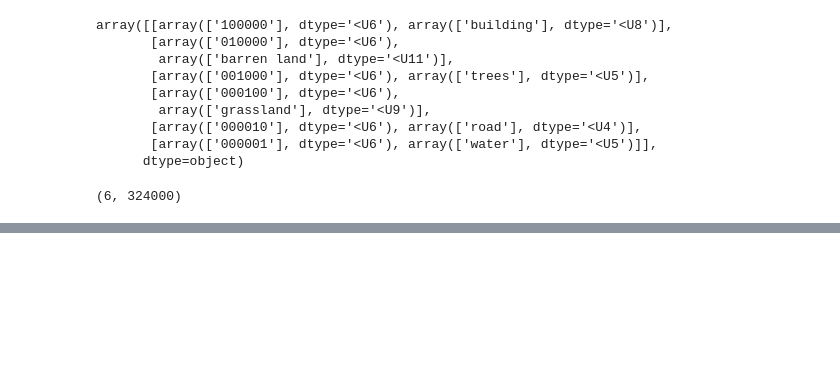
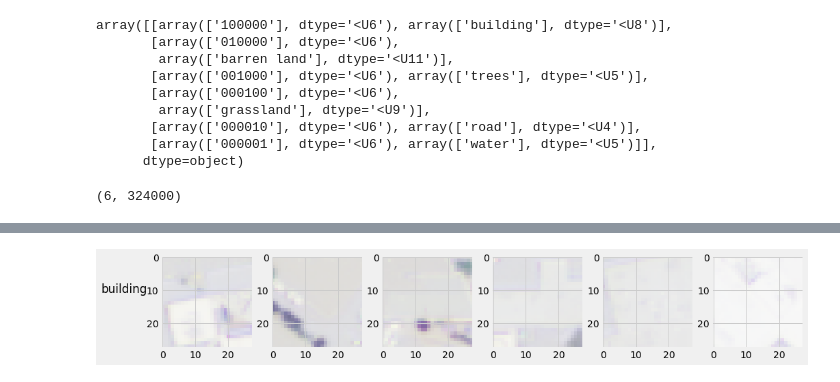
Before and after one commit to Laszarus/capstone_2, a Jupyter notebook: notebooks/capstone_2_local_eda.ipynb, the cells around one changed output, grey strips where cells are left out. Cells and saved outputs as stored; diff of their text form; code cells hidden in the pictures; blank space fills up the shorter version.

```diff
--- a/notebooks/capstone_2_local_eda.ipynb
+++ b/notebooks/capstone_2_local_eda.ipynb
@@ -100,0 +241,12 @@ array([0, 1, 0, 0, 0, 0], dtype=uint8)
+# %%
+cols = [0, 1, 2, 3, 4, 5]
+folder = 'x_train_play'
+
+fig, ax = plt.subplots(1,6,figsize=(15,15))
+for i in cols:
+    plt.grid(b=None, which='both')
+    building = io.imread('../data/{}/0_building/building{}.png'.format(folder,np.random.randint(0,20)))
+    ax[i].imshow(building)
+    fig.suptitle('building',x=0.03, y=.5)
+# %% [output]
+[figure, added]
```
Also changed, not shown: parts of 11 cells of this notebook, 4 other files.
